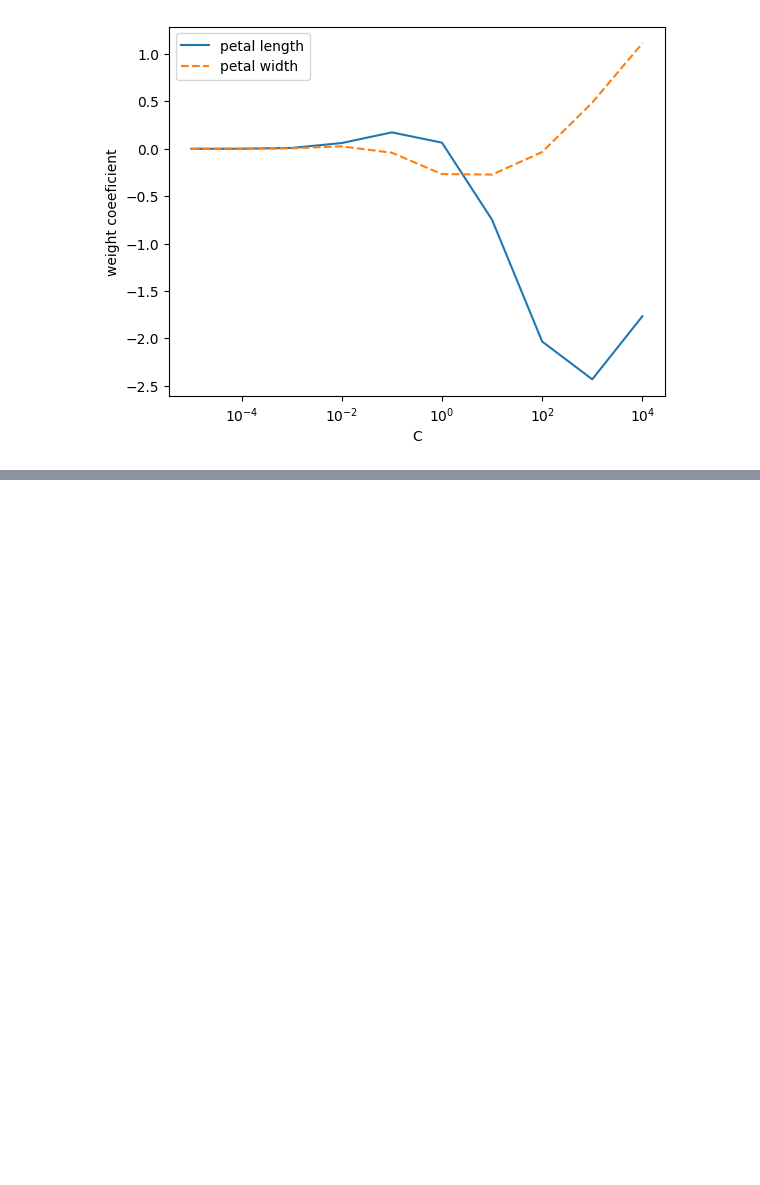
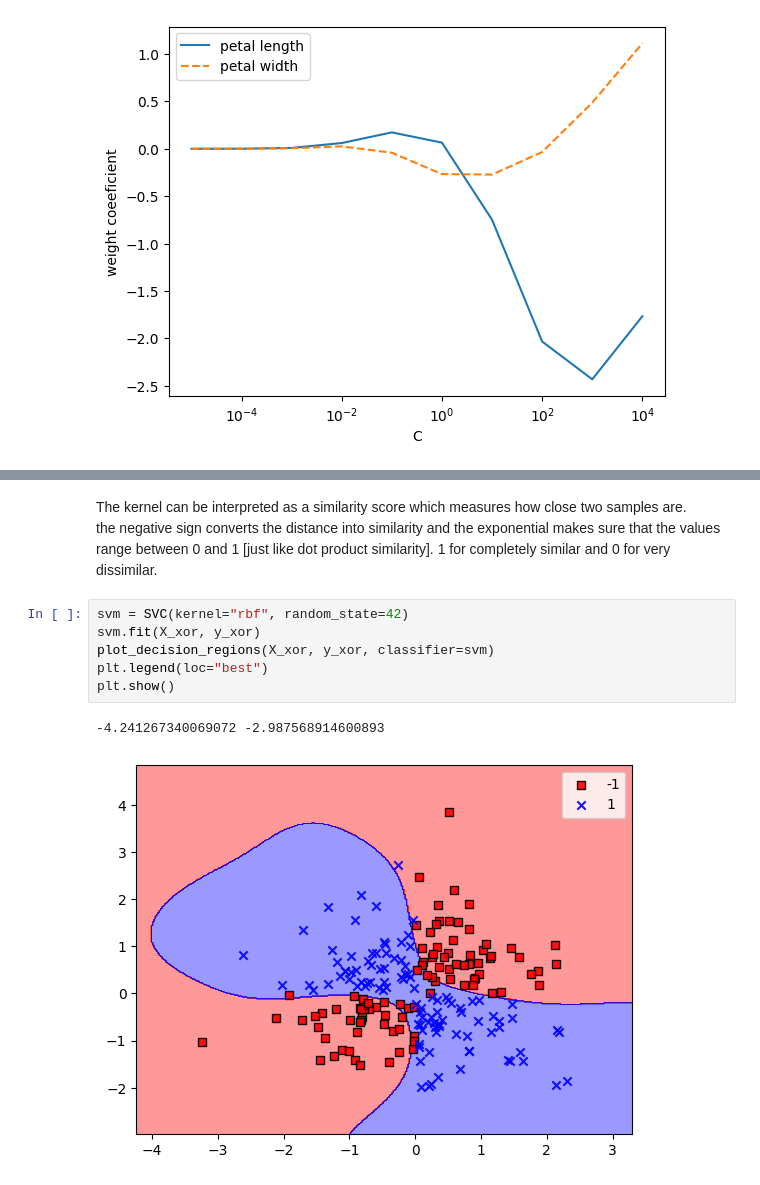
Before and after one commit to Divyesh-Kanagavel/HandsOnML-AI, a Jupyter notebook: ML_classification_sklearn.ipynb, the cells around one changed output, grey strips where cells are left out. Cells and saved outputs as stored; diff of their text form; blank space fills up the shorter version.

```diff
--- a/ML_classification_sklearn.ipynb
+++ b/ML_classification_sklearn.ipynb
@@ -363,0 +454,12 @@ We ll next see another classification algorithm - Maximum margin classifier a.k.
+# %% [markdown]
+The kernel can be interpreted as a similarity score which measures how close two samples are. \
+the negative sign converts the distance into similarity and the exponential makes sure that the values range between 0 and 1 [just like dot product similarity]. 1 for completely similar and 0 for very dissimilar.
+# %%
+svm = SVC(kernel="rbf", random_state=42)
+svm.fit(X_xor, y_xor)
+plot_decision_regions(X_xor, y_xor, classifier=svm)
+plt.legend(loc="best")
+plt.show()
+# %% [output]
+-4.241267340069072 -2.987568914600893
+[figure, added]
```
Also changed, not shown: parts of 56 cells of this notebook.
